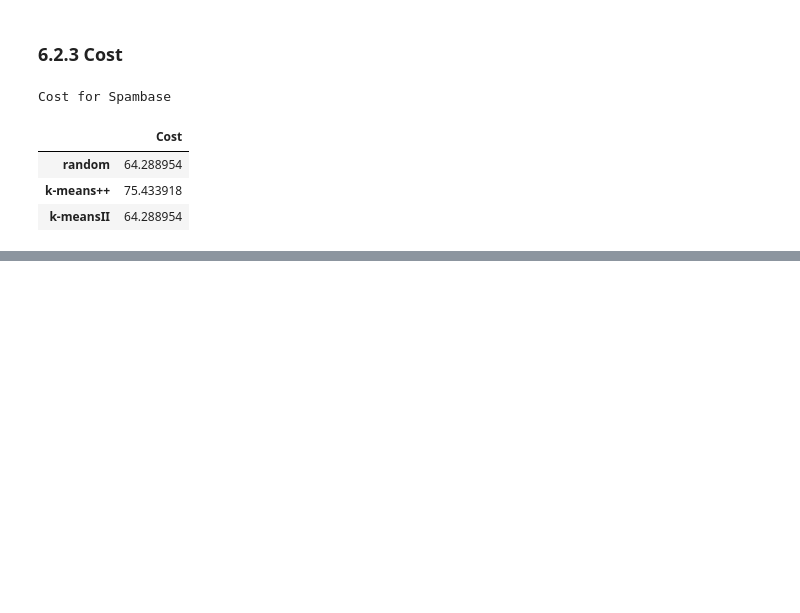
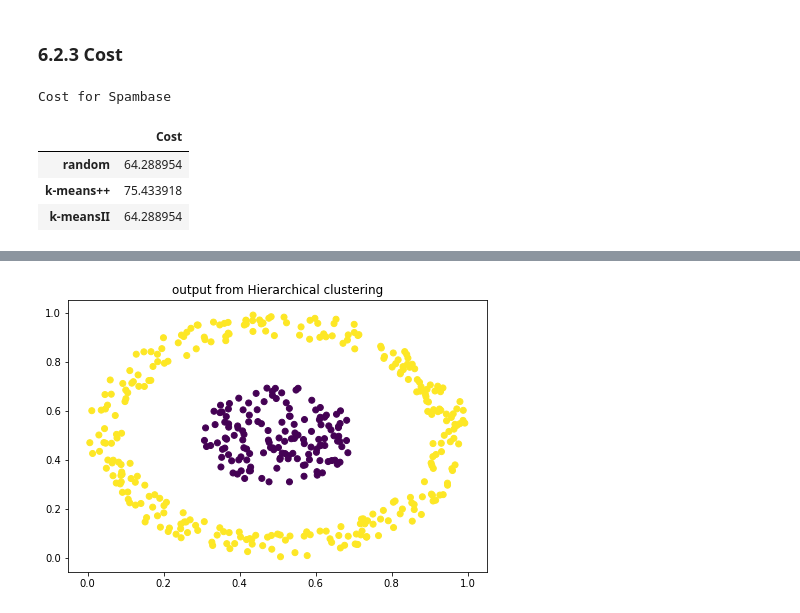
Before and after one commit to yumegaaru/Scalable_Kmeans, a Jupyter notebook: Kmeans.ipynb, the cells around one changed output, grey strips where cells are left out. Saved outputs shown, nothing was run; the diff lists cells and outputs as text; code cells hidden in the pictures; blank space fills up the shorter version.

```diff
--- a/Kmeans.ipynb
+++ b/Kmeans.ipynb
@@ -1008,0 +1015,3 @@ Cost for Spambase
+# %%
+x = data[:,0]
+y = data[:,1]
@@ -1008,0 +1033,29 @@ Cost for Spambase
+# %%
+def distance(data,centroids):
+    """calculate euclidean distance"""
+    dist = np.sum((data[:, np.newaxis, :] - centroids)**2, axis=2)
+    return dist
+# %%
+def hac(data, n_cluster):
+    #calculate the distance matrix
+    d = distance(data, data)
+    #make the entry in diagonal and below as infinity since it symmetric and don't care the distance with itself
+    d[np.tril_indices_from(d)] = float('inf')
+    #initinize the label
+    unique_clu = np.arange(len(d))
+    while np.unique(unique_clu).size > n_cluster:
+        #find the location corresponding to least distance
+        x1, x2 = np.where(d == np.min(d))
+        #assign the entry label to the minimum label(arbitrarily)
+        unique_clu[[x1[0],x2[0]]] = np.min(unique_clu[[x1[0],x2[0]]])
+        #replace the distance with infinity (make sure not revisit)
+        d[x1[0],x2[0]] = float('inf')
+    return unique_clu
+# %%
+plt.figure(1, figsize=(7.5, 5))
+unique_clua = hac(compareData, 2)
+plt.scatter(x, y, c=unique_clu)
+plt.title("Output from Hierarchical clustering")
+plt.show()
+# %% [output]
+[figure, added]
```
Also changed, not shown: parts of 5 cells of this notebook, 1 other file.
